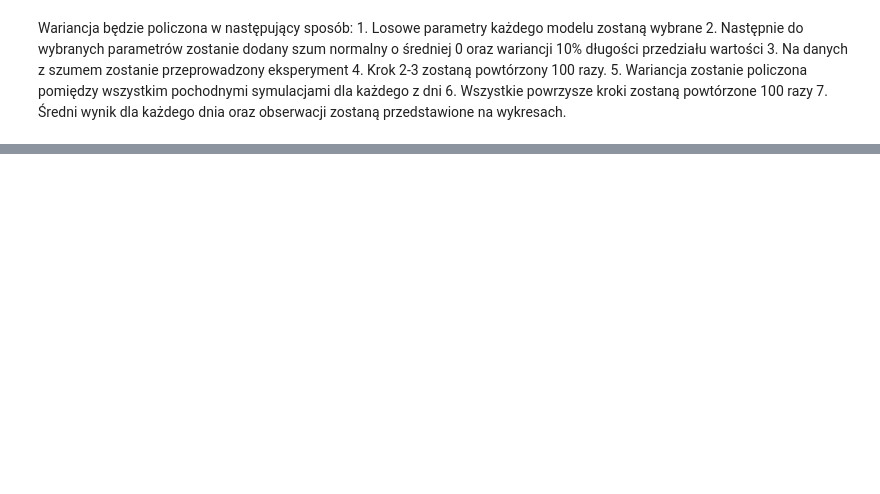
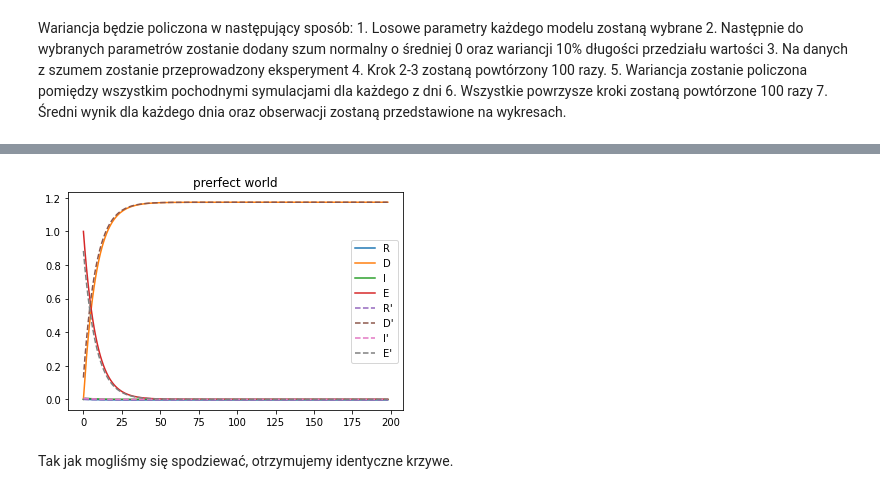
Before and after one commit to damian-horna/sir-covid19, a Jupyter notebook: Bias Variance .ipynb, the cells around one changed output, grey strips where cells are left out. Saved outputs shown, nothing was run; the diff lists cells and outputs as text; code cells hidden in the pictures; blank space fills up the shorter version.

```diff
--- a/Bias Variance .ipynb
+++ b/Bias Variance .ipynb
@@ -136,0 +182,56 @@ for a, name in zip(range(5), ["S", "E", "I", "R", "D"]):
+# %%
+from sklearn.preprocessing import PolynomialFeatures
+def rolling_sum(x):
+    res = [x[0]]
+    for a in x[1:]:
+        res.append(res[-1]+a)
+    return np.array(res)
+def plot_experiment_perfect(X, pE, pR, pD, pI, name):
+    plt.plot(range(X.shape[0]), X[:, 1],"-", label="R")
+    plt.plot(range(X.shape[0]), X[:, 2],"-", label="D")
+    plt.plot(range(X.shape[0]), X[:, 3],"-", label="I")
+    plt.plot(range(X.shape[0]), X[:, 4],"-", label="E")
+
+    plt.plot(range(X.shape[0]), pR,"--", label="R'")
+    plt.plot(range(X.shape[0]), pD,"--", label="D'")
+    plt.plot(range(X.shape[0]), pI,"--", label="I'")
+    plt.plot(range(X.shape[0]), pE,"--", label="E'")
+    plt.title(name)
+    plt.legend()
+    plt.show()
+def run_experiment_perfect(E, R,D,I, num_days=1):
+    e_target = np.array([x2-x1 for x1, x2 in zip(E, E[1:])])
+    r_target = np.array([x2-x1 for x1, x2 in zip(R, R[1:])])
+    d_target = np.array([x2-x1 for x1, x2 in zip(D, D[1:])])
+    i_target = np.array([x2-x1 for x1, x2 in zip(I, I[1:])])
+    X = []
+    poz = 0
+    while poz+num_days <= r_target.shape[0]:
+        x = [1]
+        for i in range(num_days):
+
+            x.append(R[i+poz])
+            x.append(D[i+poz])
+            x.append(I[i+poz])
+            x.append(E[i+poz])
+        X.append(x)
+
+        poz += 1
+    pf = PolynomialFeatures(2)
+    X = np.array(X)
+    X_org = X
+    X = pf.fit_transform(X)
+    e_m,_,_,_ = np.linalg.lstsq(X, e_target[num_days-1:])
+    r_m,_,_,_ = np.linalg.lstsq(X, r_target[num_days-1:])
+    d_m,_,_,_ = np.linalg.lstsq(X, d_target[num_days-1:])
+    i_m,_,_,_ = np.linalg.lstsq(X, i_target[num_days-1:])
+
+    r_e = rolling_sum(X.dot(e_m))+E[num_days-1]
+    r_r = rolling_sum(X.dot(r_m))+R[num_days-1]
+    r_d = rolling_sum(X.dot(d_m))+D[num_days-1]
+    r_i = rolling_sum(X.dot(i_m))+I[num_days-1]
+
+    return X_org, r_e, r_r, r_d, r_i
+X_org, pE, pR, pD, pI = run_experiment_perfect(X[:,1], X[:,3], X[:,4], X[:,2], 1)
+plot_experiment_perfect(X_org, pE, pR, pD, pI, "prerfect world")
+# %% [output]
@@ -136,0 +242,3 @@ for a, name in zip(range(5), ["S", "E", "I", "R", "D"]):
+[figure, added]
+# %% [markdown]
+Tak jak mogliśmy się spodziewać, otrzymujemy identyczne krzywe.
```
Also changed, not shown: parts of 18 cells of this notebook.
